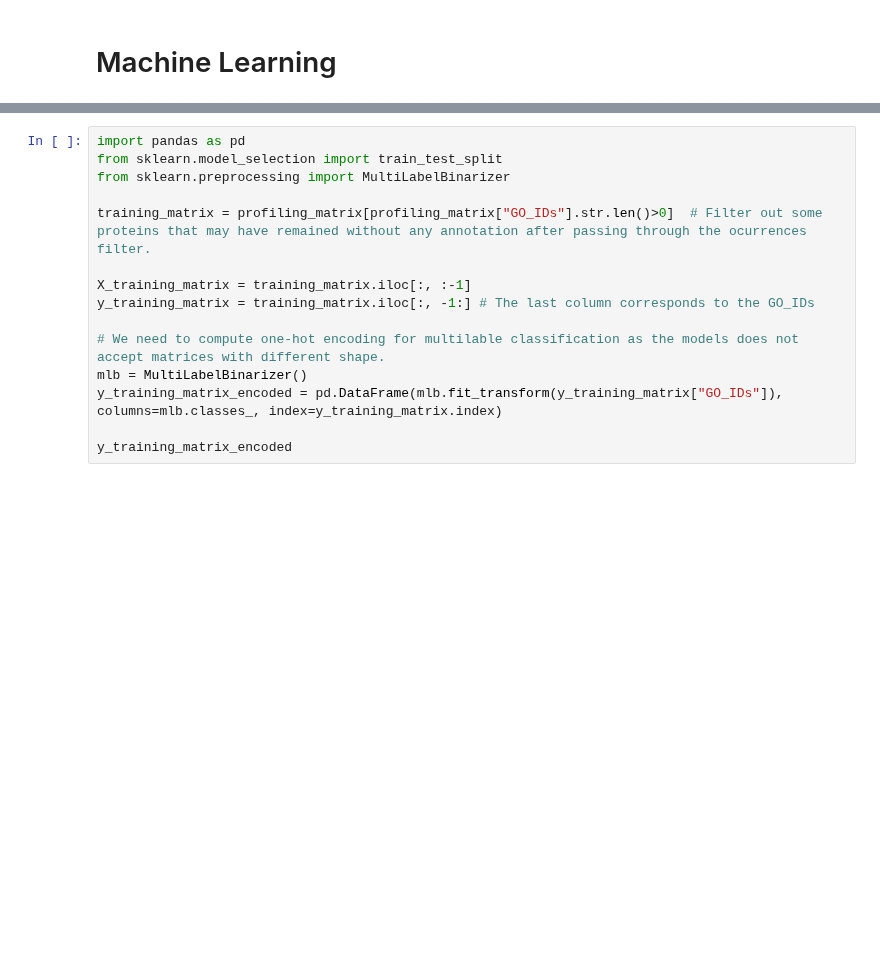
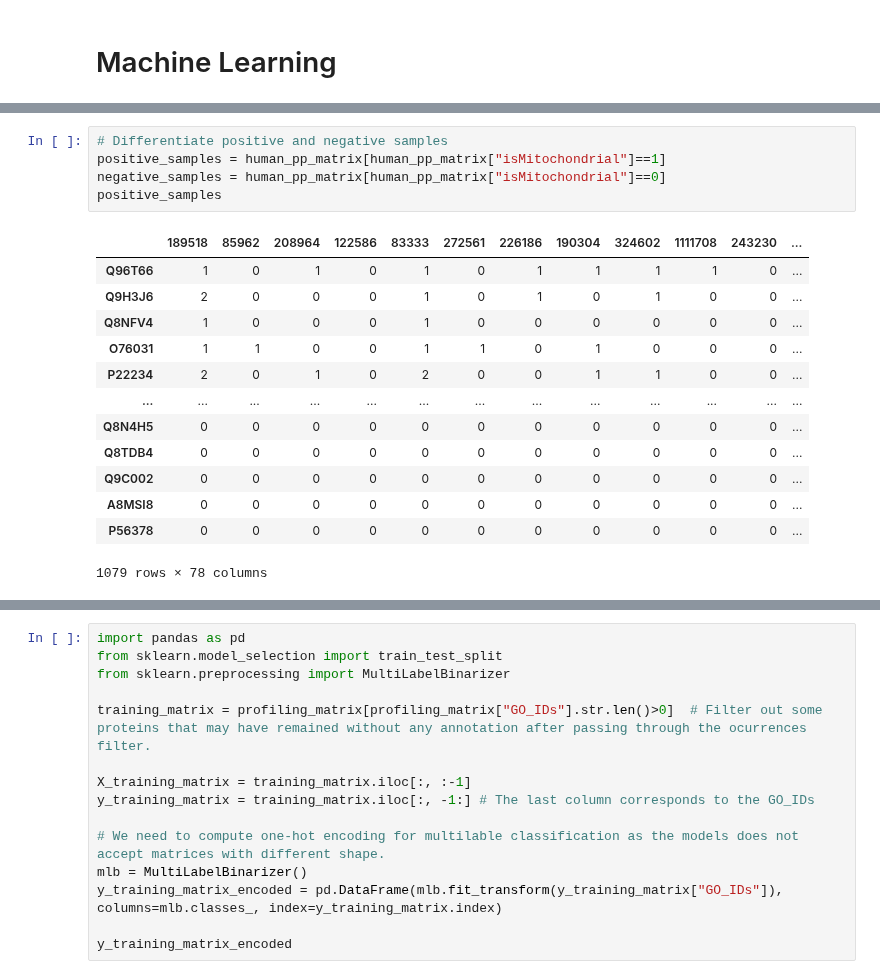
Before and after one commit to geovalexis/PP2GO, a Jupyter notebook: notebooks/machine_learning.ipynb, the cells around one changed output, grey strips where cells are left out. Drawn from its saved outputs; the diff is of its cells as text; blank space fills up the shorter version.

```diff
--- a/notebooks/machine_learning.ipynb
+++ b/notebooks/machine_learning.ipynb
@@ -214,0 +259,19 @@ When a gene has several GO terms, they are reduced to just one: the Lowest Commo
+# %%
+# Differentiate positive and negative samples
+positive_samples = human_pp_matrix[human_pp_matrix["isMitochondrial"]==1]
+negative_samples = human_pp_matrix[human_pp_matrix["isMitochondrial"]==0]
+positive_samples
+# %% [output]
+|  | 189518 | 85962 | 208964 | 122586 | 83333 | 272561 | 226186 | 190304 | 324602 | 1111708 | 243230 | ... |
+| Q96T66 | 1 | 0 | 1 | 0 | 1 | 0 | 1 | 1 | 1 | 1 | 0 | ... |
+| Q9H3J6 | 2 | 0 | 0 | 0 | 1 | 0 | 1 | 0 | 1 | 0 | 0 | ... |
+| Q8NFV4 | 1 | 0 | 0 | 0 | 1 | 0 | 0 | 0 | 0 | 0 | 0 | ... |
+| O76031 | 1 | 1 | 0 | 0 | 1 | 1 | 0 | 1 | 0 | 0 | 0 | ... |
+| P22234 | 2 | 0 | 1 | 0 | 2 | 0 | 0 | 1 | 1 | 0 | 0 | ... |
+| ... | ... | ... | ... | ... | ... | ... | ... | ... | ... | ... | ... | ... |
+| Q8N4H5 | 0 | 0 | 0 | 0 | 0 | 0 | 0 | 0 | 0 | 0 | 0 | ... |
+| Q8TDB4 | 0 | 0 | 0 | 0 | 0 | 0 | 0 | 0 | 0 | 0 | 0 | ... |
+| Q9C002 | 0 | 0 | 0 | 0 | 0 | 0 | 0 | 0 | 0 | 0 | 0 | ... |
+| A8MSI8 | 0 | 0 | 0 | 0 | 0 | 0 | 0 | 0 | 0 | 0 | 0 | ... |
+| P56378 | 0 | 0 | 0 | 0 | 0 | 0 | 0 | 0 | 0 | 0 | 0 | ... |
+1079 rows × 78 columns
```
Also changed, not shown: parts of 18 cells of this notebook.
